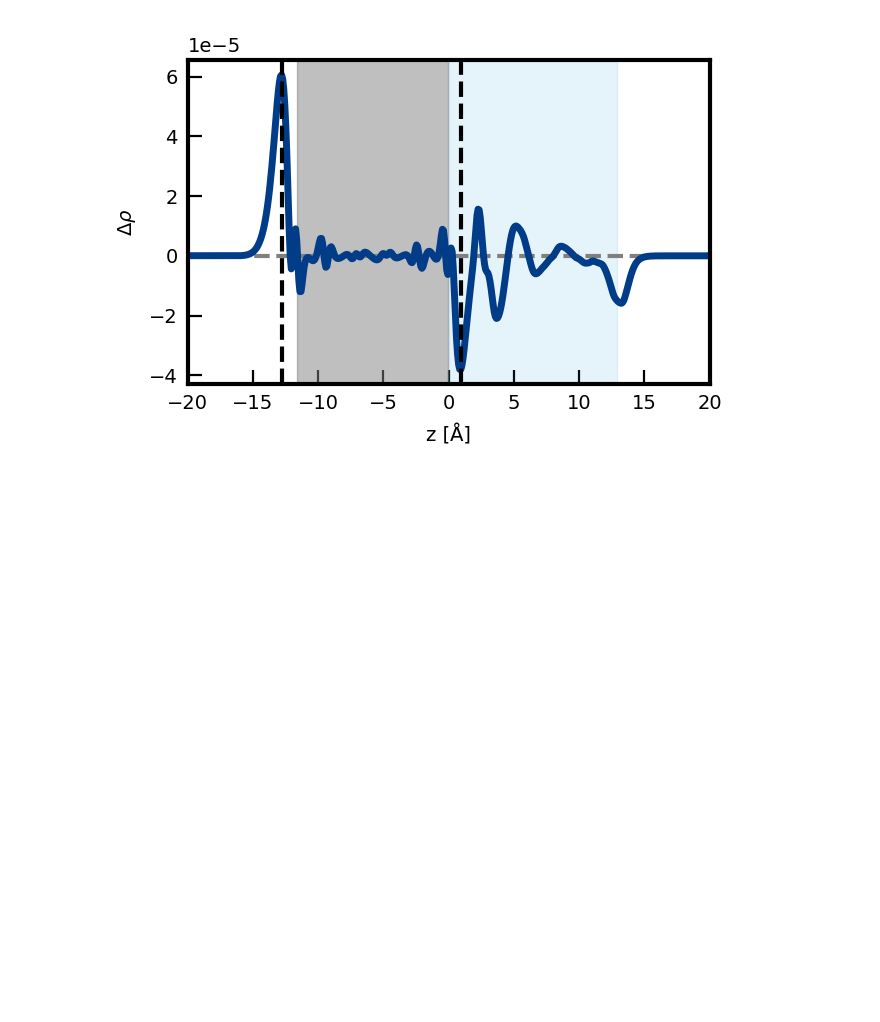
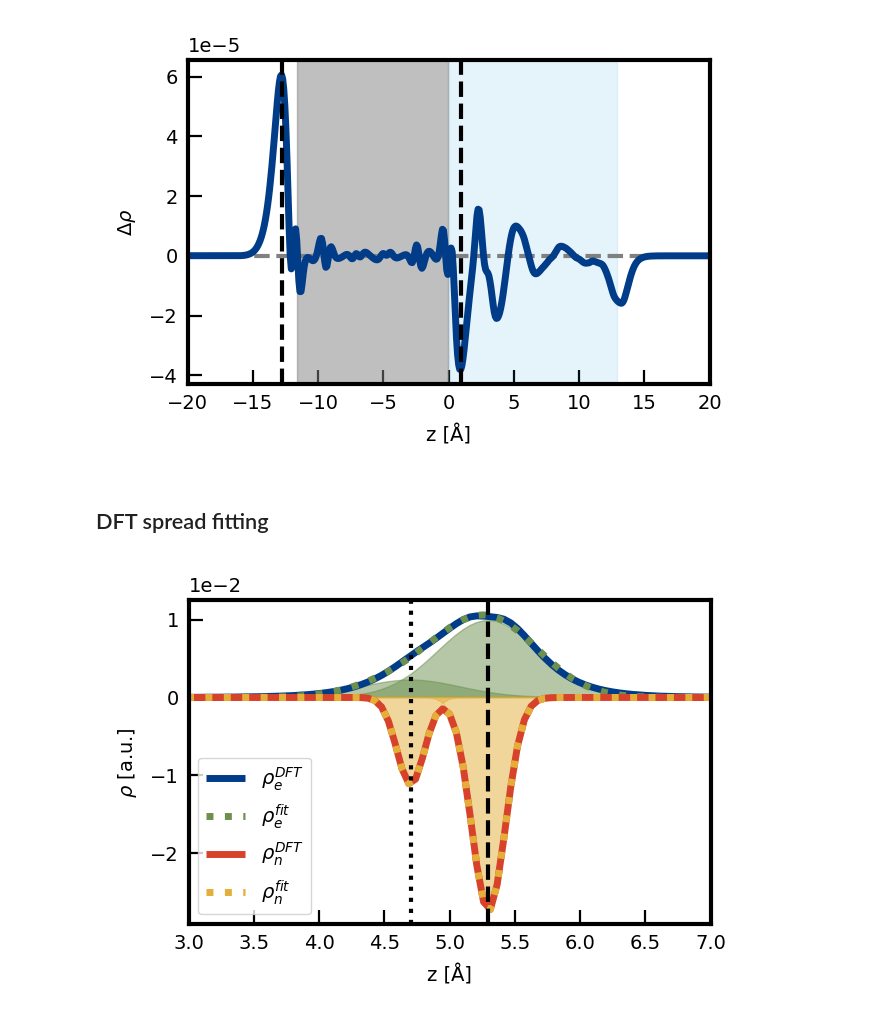
Before and after one commit to ChiahsinChu/2024-JCP-Pt111_dielectric_profile, a Jupyter notebook: pub_figs/make_figs.ipynb, the cells around one changed output. Cells and saved outputs as stored; diff of their text form; code cells hidden in the pictures; blank space fills up the shorter version.

```diff
--- a/pub_figs/make_figs.ipynb
+++ b/pub_figs/make_figs.ipynb
@@ -1231,3 +1227,5 @@ fig.savefig("figs/img_plane.png")
 plt.show()
 # %% [output]
 [figure]
+# %% [markdown]
+## DFT spread fitting
@@ -1233,0 +1263,60 @@ plt.show()
+# %%
+fig, ax = plt.subplots(figsize=[3, 2])
+
+rho_e_data = np.load("../06.orient_eps/01.cp2k_spread_fitting/rho_e.npy")
+rho_n_data = np.load("../06.orient_eps/01.cp2k_spread_fitting/rho_n.npy")
+
+x = rho_e_data[0]
+y = rho_e_data[1]
+ax.plot(x, y, color="blue", label=r"$\rho_e^{DFT}$")
+popt_e = fit_two_gaussian_peaks(x, y, 1e-2, 1, 1e-2, 1)
+color = "C3"
+ax.plot(x, obj_func(x, *popt_e), ":", color=color, label=r"$\rho_e^{fit}$")
+ax.fill_between(
+    x,
+    0,
+    popt_e[0] * gaussian_func(x, mu_oxygen, popt_e[1]),
+    color=color,
+    alpha=0.5,
+)
+ax.fill_between(
+    x,
+    0,
+    popt_e[2] * gaussian_func(x, mu_hydrogen, popt_e[3]),
+    color=color,
+    alpha=0.5,
+)
+
+x = rho_n_data[0]
+y = rho_n_data[1]
+ax.plot(x, y, color="red", label=r"$\rho_n^{DFT}$")
+popt_n = fit_two_gaussian_peaks(x, y, -2e-2, 1, -1e-2, 1)
+color = "C2"
+ax.plot(x, obj_func(x, *popt_n), ":", color=color, label=r"$\rho_n^{fit}$")
+ax.fill_between(
+    x,
+    0,
+    popt_n[0] * gaussian_func(x, mu_oxygen, popt_n[1]),
+    color=color,
+    alpha=0.5,
+)
+ax.fill_between(
+    x,
+    0,
+    popt_n[2] * gaussian_func(x, mu_hydrogen, popt_n[3]),
+    color=color,
+    alpha=0.5,
+)
+
+ax.set_xlim(3.0, 7.0)
+plot.ax_setlabel(ax, "z [Å]", r"$\rho$ [a.u.]")
+
+ax.axvline(x=mu_oxygen, ls="--", color="k", lw=1.5)
+ax.axvline(x=mu_hydrogen, ls=":", color="k", lw=1.5)
+
+ax.legend()
+
+fig.savefig("figs/cp2k_spread.png")
+plt.show()
+# %% [output]
+[figure, added]
```
Also changed, not shown: parts of 6 cells of this notebook, 22 other files.
